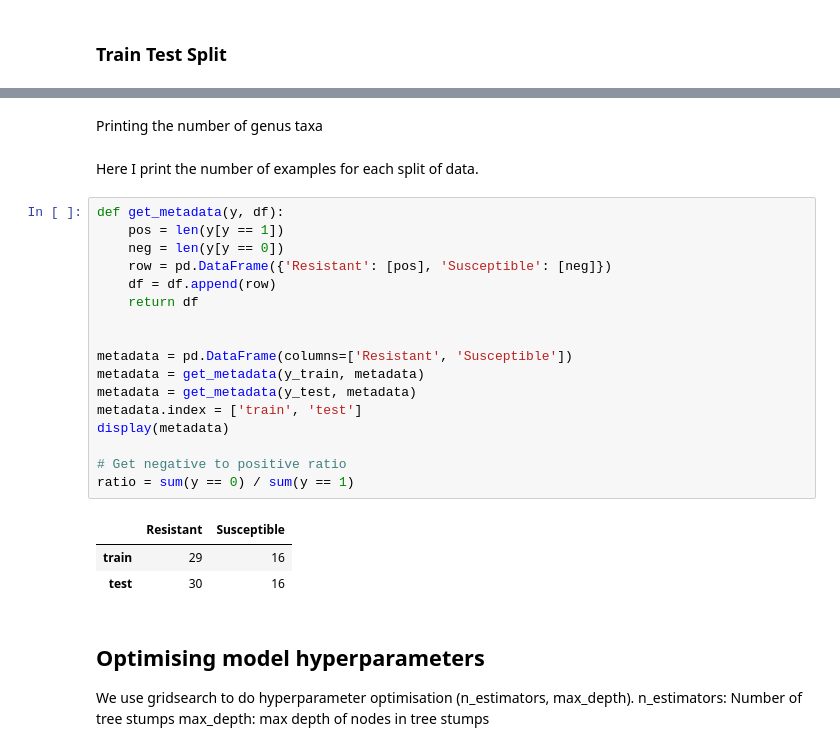
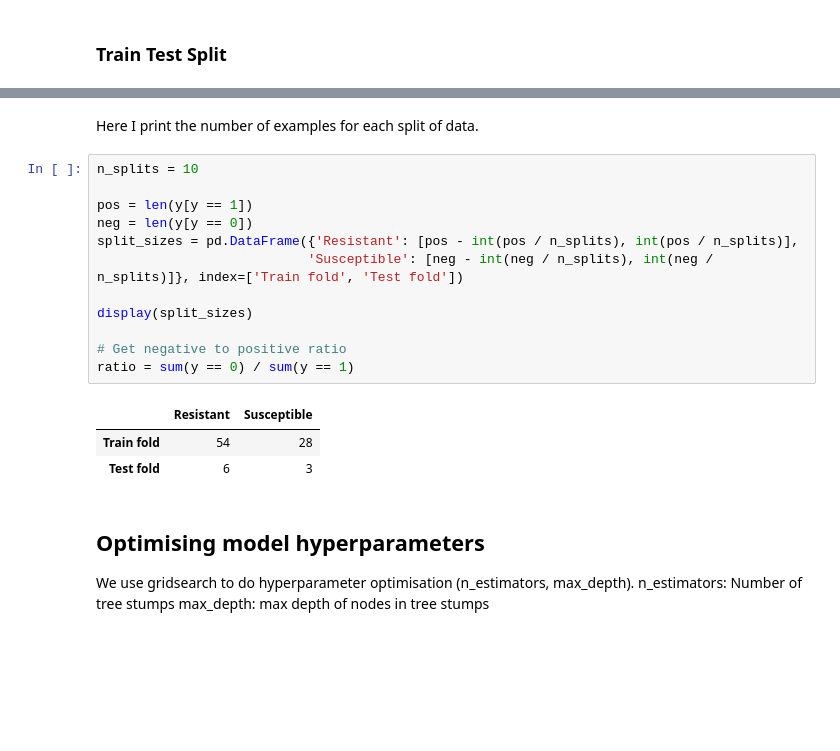
Before and after one commit to cednotsed/TB-Bedaquiline-Resistance-Modelling, a Jupyter notebook: tb_drugs.ipynb, the cells around one changed output, grey strips where cells are left out. Saved outputs shown, nothing was run; the diff lists cells and outputs as text; blank space fills up the shorter version.

```diff
--- a/tb_drugs.ipynb
+++ b/tb_drugs.ipynb
@@ -164,28 +155,21 @@ X_train, X_test, y_train, y_test = train_test_split(X, y,
-# %% [markdown]
-Printing the number of genus taxa
 # %% [markdown]
 Here I print the number of examples for each split of data.
 # %%
-def get_metadata(y, df):
-    pos = len(y[y == 1])
-    neg = len(y[y == 0])
-    row = pd.DataFrame({'Resistant': [pos], 'Susceptible': [neg]})
-    df = df.append(row)
-    return df
+n_splits = 10
 
+pos = len(y[y == 1])
+neg = len(y[y == 0])
+split_sizes = pd.DataFrame({'Resistant': [pos - int(pos / n_splits), int(pos / n_splits)],
+                           'Susceptible': [neg - int(neg / n_splits), int(neg / n_splits)]}, index=['Train fold', 'Test fold'])
 
-metadata = pd.DataFrame(columns=['Resistant', 'Susceptible'])
-metadata = get_metadata(y_train, metadata)
-metadata = get_metadata(y_test, metadata)
-metadata.index = ['train', 'test']
-display(metadata)
+display(split_sizes)
 
 # Get negative to positive ratio
 ratio = sum(y == 0) / sum(y == 1)
 # %% [output]
 |  | Resistant | Susceptible |
-| train | 29 | 16 |
-| test | 30 | 16 |
+| Train fold | 54 | 28 |
+| Test fold | 6 | 3 |
 # %% [markdown]
 ## Optimising model hyperparameters
 We use gridsearch to do hyperparameter optimisation (n_estimators, max_depth).
```
Also changed, not shown: parts of 16 cells of this notebook, 10 other files.
